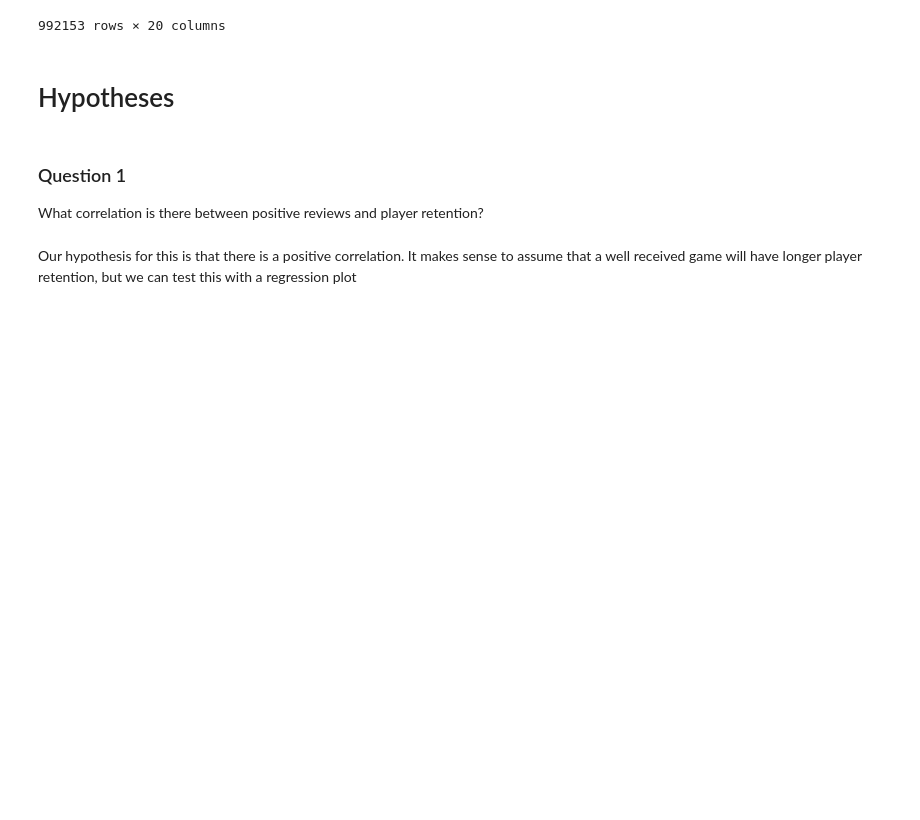
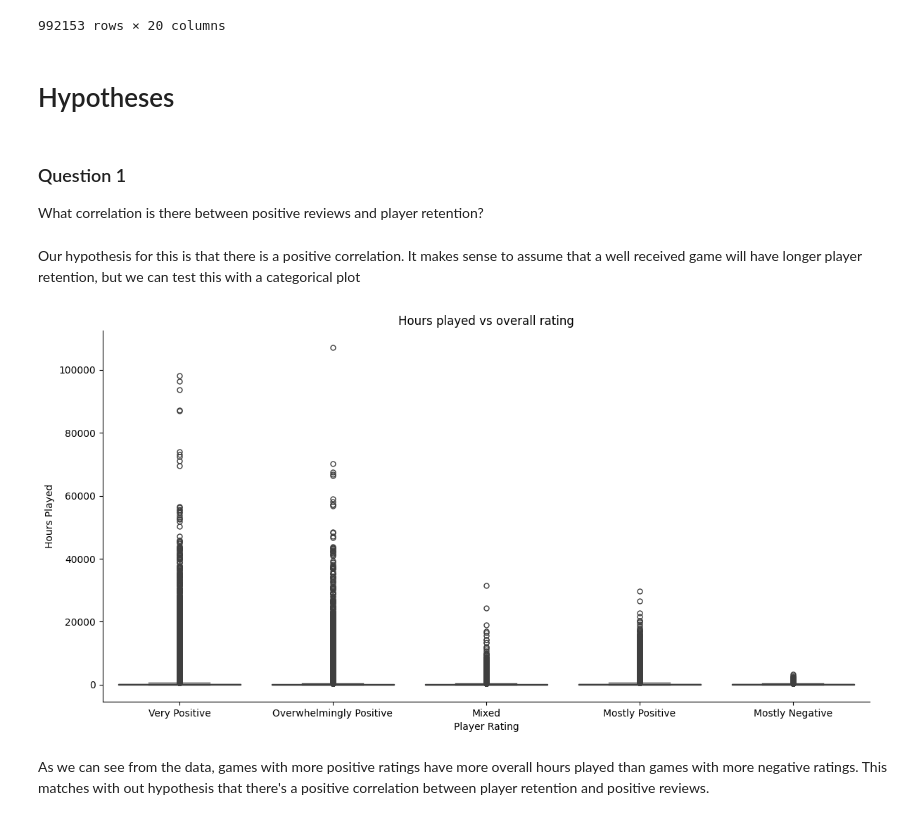
Before and after one commit to sjsu-cs133-f25/gamers-steamreviews-games, a Jupyter notebook: notebooks/02_visual_analytics.ipynb, the cells around one changed output. Drawn from its saved outputs; the diff is of its cells as text; code cells hidden in the pictures; blank space fills up the shorter version.

Commit message:
Player retention vs review status

```diff
--- a/notebooks/02_visual_analytics.ipynb
+++ b/notebooks/02_visual_analytics.ipynb
@@ -167,6 +167,35 @@ steamdataset
 ### Question 1
 What correlation is there between positive reviews and player retention?
 # %% [markdown]
-Our hypothesis for this is that there is a positive correlation. It makes sense to assume that a well received game will have longer player retention, but we can test this with a regression plot
+Our hypothesis for this is that there is a positive correlation. It makes sense to assume that a well received game will have longer player retention, but we can test this with a categorical plot
 # %%
 # TODO work on plots
+rating_map = { #maps values to the various steam ratings for use in graphing relations
+    "Overwhelmingly Negative": 0,
+    "Very Negative": 1,
+    "Negative": 2,
+    "Mostly Negative": 3,
+    "Mixed": 4,
+    "Mostly Positive": 5,
+    "Positive": 6,
+    "Very Positive": 7,
+    "Overwhelmingly Positive": 8
+}
+steamdataset["rating_score"] = steamdataset["overall_player_rating"].map(rating_map)
+
+
+sns.catplot(data=steamdataset.head(1000000),
+            x="overall_player_rating",
+            y="hours_played",
+            kind="box",
+            height=6,
+            aspect=2)
+
+plt.title("Hours played vs overall rating")
+plt.xlabel("Player Rating")
+plt.ylabel("Hours Played")
+plt.show()
+# %% [output]
+[figure, added]
+# %% [markdown]
+As we can see from the data, games with more positive ratings have more overall hours played than games with more negative ratings. This matches with out hypothesis that there's a positive correlation between player retention and positive reviews.
```
